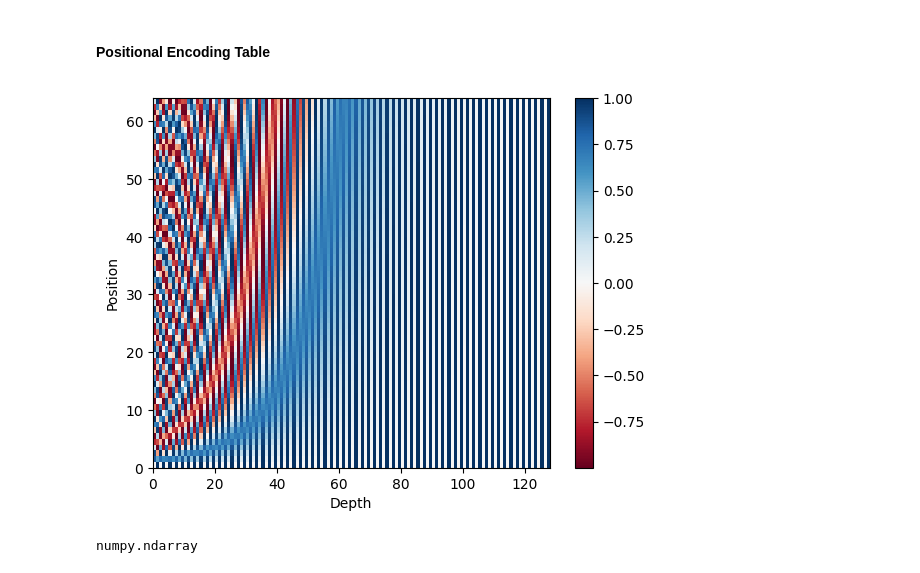
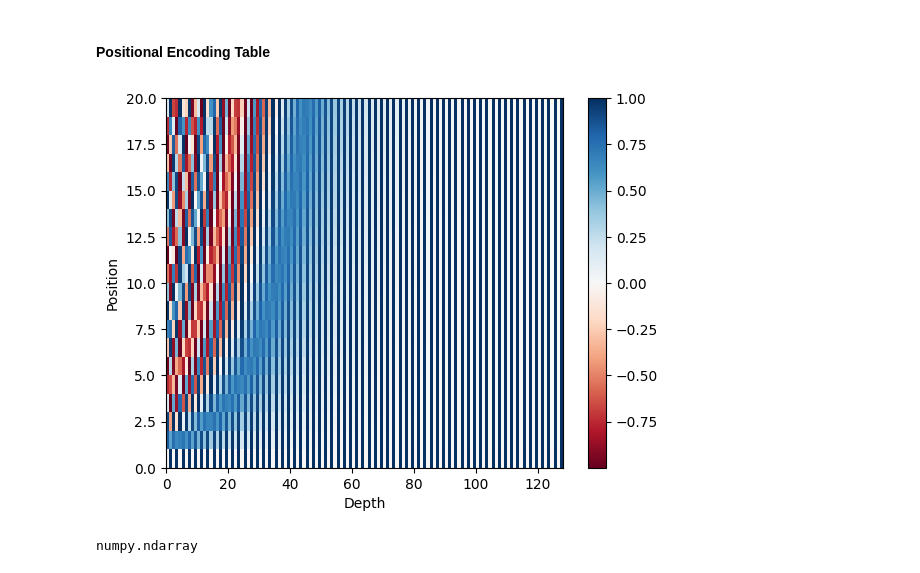
Before and after one commit to kikim6114/nlp2026, a Jupyter notebook: 09.transformer_2.scratch.ipynb, the cells around one changed output. Saved outputs shown, nothing was run; the diff lists cells and outputs as text; code cells hidden in the pictures.

```diff
--- a/09.transformer_2.scratch.ipynb
+++ b/09.transformer_2.scratch.ipynb
@@ -164,31 +169,35 @@ torch.Size([3, 20, 128])
 <img src="https://github.com/kikim6114/nlp2026/blob/main/images/positional_encoding_2.png?raw=1" width="300" style="margin-left: auto; margin-right: auto">
 
 <p style="text-align: center;">Positional Encoding 함수</p>
-# %%
-def pos_encoding_table(seq_length, d_model):
-
-    def calc_angle(position, i_model):
-        return position / np.power(10000, 2 * (i_model // 2) / d_model)
-    def pos_angle_vector(position):
-        return [calc_angle(position, i_model) for i_model in range(d_model)]
-
-    pe = np.array([pos_angle_vector(i_seq) for i_seq in range(seq_length)])
-    pe[:, 0::2] = np.sin(pe[:, 0::2])  # 짝수는 sin
-    pe[:, 1::2] = np.cos(pe[:, 1::2])  # 홀수는 cos
-
-    return pe  # numpy.ndarray
+# %%
+def pos_encoding_table(seq_length, d_model):
+    # 1. position 행렬 생성: (seq_length, 1)
+    position = np.arange(seq_length)[:, np.newaxis]
+
+    # 2. i_model 인덱스 행렬 생성: (d_model,)
+    #    2 * (i // 2) 처리를 통해 짝수/홀수 인덱스가 동일한 분모를 갖게 함
+    i = np.arange(d_model)
+
+    # 3. angle_rates 행렬 만들기: (seq_length, d_model) => broadcasting 기능 이용 (tutor)
+    angle_rates = position / np.power(10000, (2 * (i // 2)) / d_model)   # [참고] tutorscode-2
+
+    # 4. 슬라이싱을 사용하여 짝수 열에는 sin, 홀수 열에는 cos 적용
+    angle_rates[:, 0::2] = np.sin(angle_rates[:, 0::2])
+    angle_rates[:, 1::2] = np.cos(angle_rates[:, 1::2])
+
+    return angle_rates
 # %% [markdown]
 #### Positional Encoding Table
 # %%
-pe = pos_encoding_table(seq_length=64, d_model=128)
+pe = pos_encoding_table(seq_length=20, d_model=128)  # 64
 plt.pcolormesh(pe, cmap='RdBu')
 plt.xlabel('Depth')
 plt.xlim((0, d_model))
 plt.ylabel('Position')
 plt.colorbar()
 plt.show()
 # %% [output]
-[figure, old version]
+[figure, new version]
 # %%
 type(pe)
 # %% [output]
```
Also changed, not shown: parts of 7 cells of this notebook.
